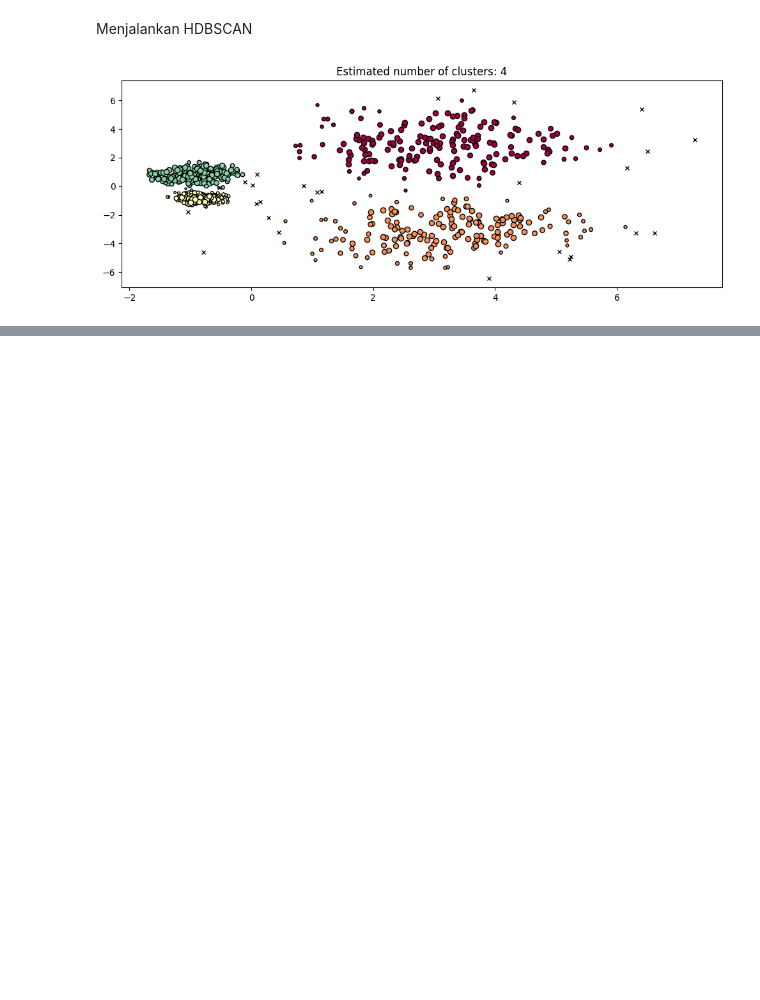
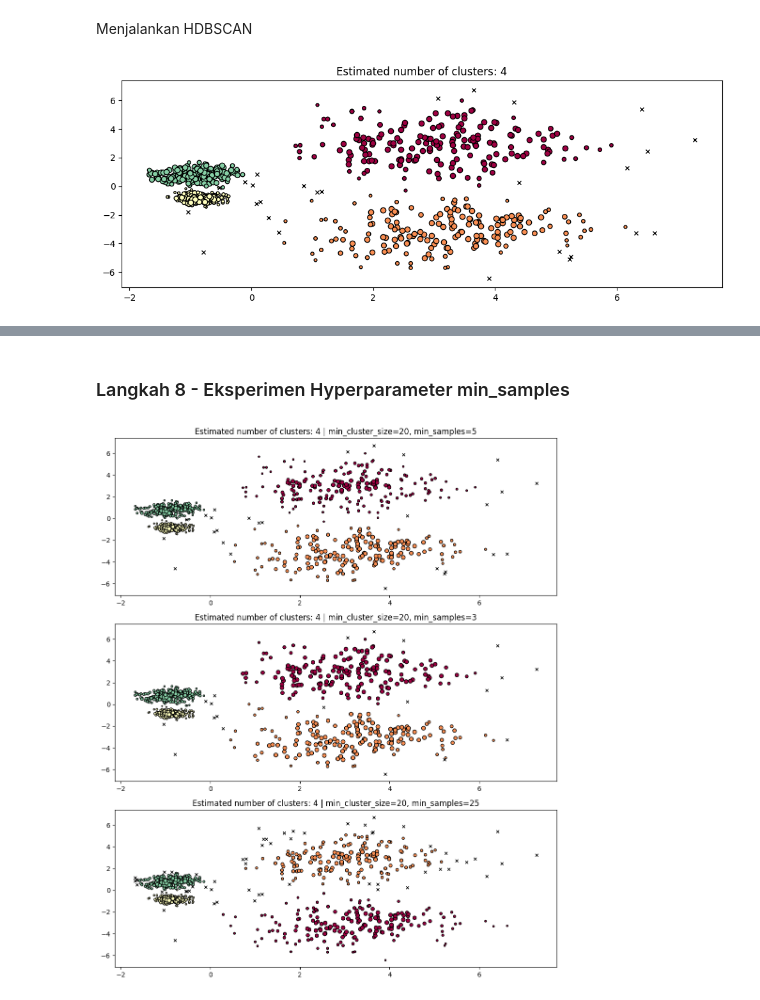
Before and after one commit to RizkyaSalsabila/Assignment-Sem5_ML_Rizkya-Salsabila, a Jupyter notebook: praktikum_05/TG5_2341720056_Rizkya_Salsabila.ipynb, the cells around one changed output, grey strips where cells are left out. Saved outputs shown, nothing was run; the diff lists cells and outputs as text; code cells hidden in the pictures; blank space fills up the shorter version.

```diff
--- a/praktikum_05/TG5_2341720056_Rizkya_Salsabila.ipynb
+++ b/praktikum_05/TG5_2341720056_Rizkya_Salsabila.ipynb
@@ -206,0 +219,22 @@ plot(X, hdb.labels_, hdb.probabilities_)
+# %% [markdown]
+### Langkah 8 - Eksperimen Hyperparameter min_samples
+# %%
+# menentukan 3 kombinasi parameter untuk percobaan HDBSCAN
+PARAM = (
+    {"min_cluster_size": 20, "min_samples": 5},
+    {"min_cluster_size": 20, "min_samples": 3},
+    {"min_cluster_size": 20, "min_samples": 25},
+)
+
+# membuat subplot sebanyak 3 baris, 1 kolom dengan ukuran 10x12 inci
+fig, axes = plt.subplots(3, 1, figsize=(10, 12))
+
+# melakukan perulangan untuk setiap kombinasi parameter yang telah ditentukan
+for i, param in enumerate(PARAM):
+  # melatih model HDBSCAN dengan parameter tertentu menggunakan data X
+  hdb = hdbscan.HDBSCAN(**param).fit(X)
+
+  # menampilkan hasil clustering dan probabilitas tiap titik
+  plot(X, hdb.labels_, hdb.probabilities_, param, ax=axes[i])
+# %% [output]
+[figure, added]
```
Also changed, not shown: parts of 11 cells of this notebook.
